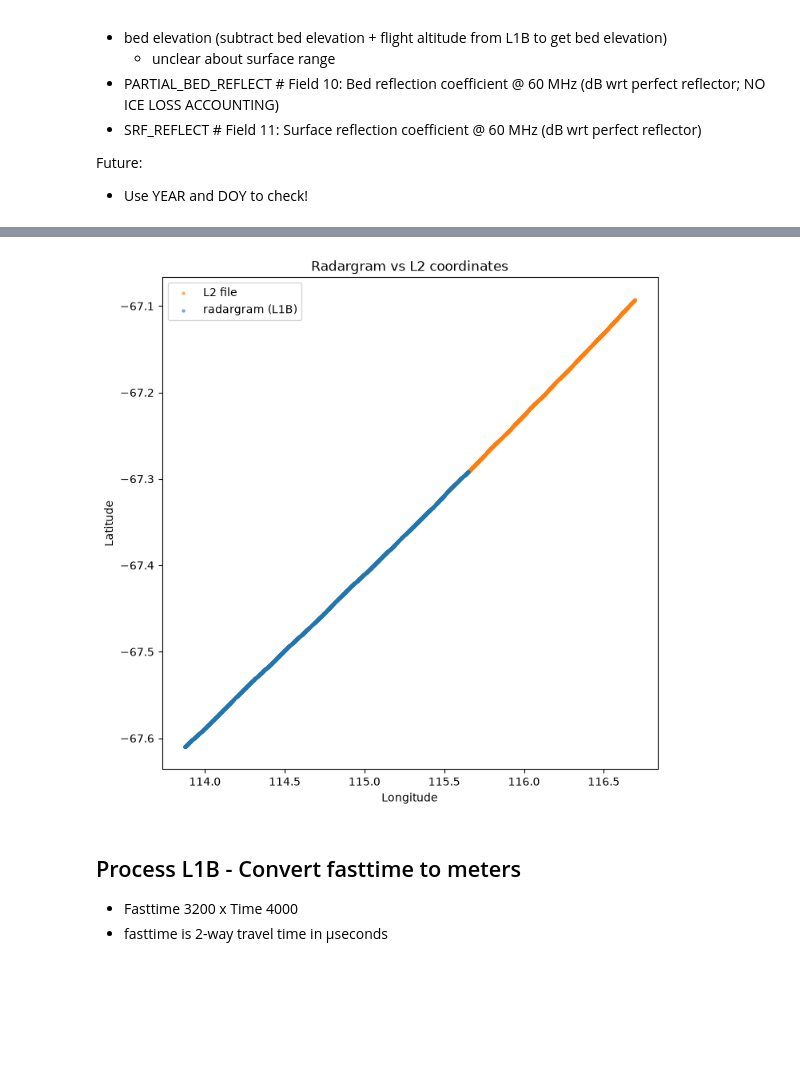
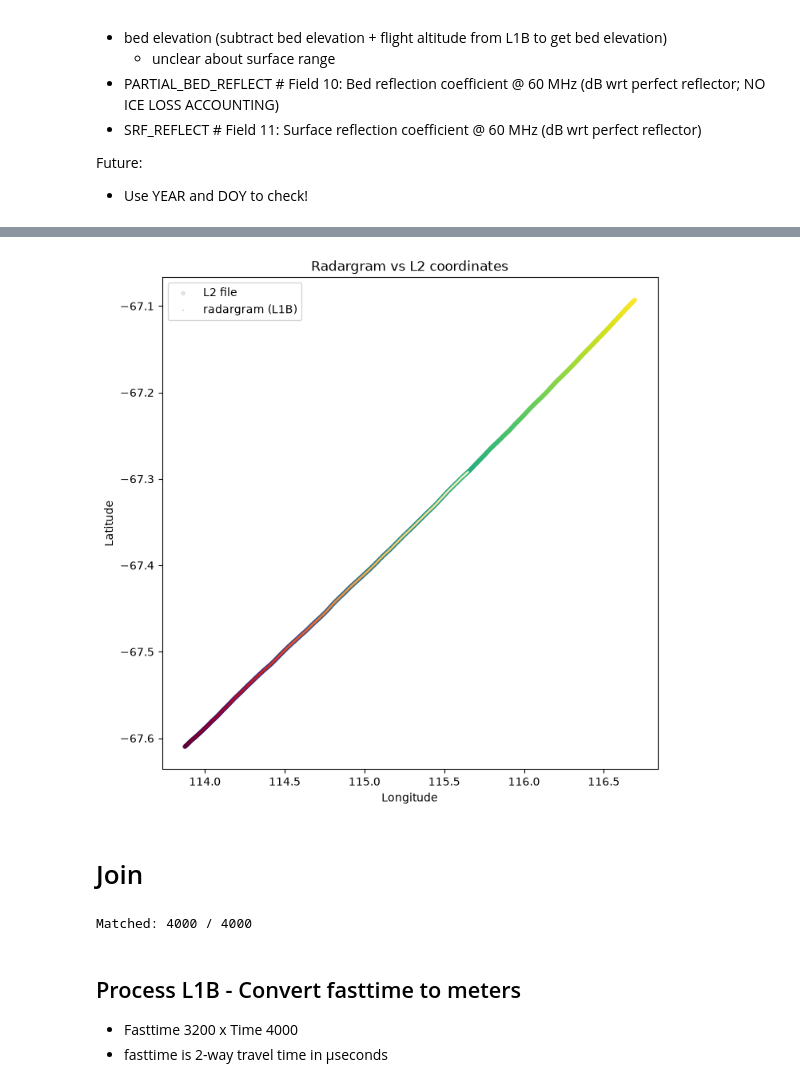
Before and after one commit to kimbente/RadarCLIP, a Jupyter notebook: preprocess_radargrams.ipynb, the cells around one changed output, grey strips where cells are left out. Saved outputs shown, nothing was run; the diff lists cells and outputs as text; code cells hidden in the pictures; blank space fills up the shorter version.

```diff
--- a/preprocess_radargrams.ipynb
+++ b/preprocess_radargrams.ipynb
@@ -245,21 +200,66 @@ print(len(matched))
 # %%
 import matplotlib.pyplot as plt
 
 fig, ax = plt.subplots(figsize=(8, 8))
 
 
 ax.scatter(l2_df["LON"].values, l2_df["LAT"].values,
-           s=5, alpha=0.5, label="L2 file", color="tab:orange")
+           s = 9, alpha = 0.1, label = "L2 file", c = l2_df.index, cmap = "viridis")
 ax.scatter(radargram_ds["lon"].values, radargram_ds["lat"].values,
-           s=5, alpha=0.5, label="radargram (L1B)", color="tab:blue")
+           s = 1, alpha = 0.1, label = "radargram (L1B)", c = np.arange(radargram_ds.time.size), cmap = "YlOrRd_r")
 
 ax.set_xlabel("Longitude")
 ax.set_ylabel("Latitude")
 ax.legend()
 ax.set_title("Radargram vs L2 coordinates")
 plt.show()
 # %% [output]
-[figure, old version]
+[figure, new version]
+# %% [markdown]
+# Join
+# %%
+from scipy.spatial import cKDTree
+
+# Use consistent dtype (float64) for both — don't force float32
+radar_lon = radargram_ds["lon"].values.astype(np.float64)
+radar_lat = radargram_ds["lat"].values.astype(np.float64)
+
+l2_lon = l2_df["LON"].values.astype(np.float64)
+l2_lat = l2_df["LAT"].values.astype(np.float64)
+
+radar_coords = np.column_stack([radar_lon, radar_lat])
+l2_coords = np.column_stack([l2_lon, l2_lat])
+
+# Build tree on l2_df (the side we're pulling matches from)
+tree = cKDTree(l2_coords)
+tol = 1e-5  # degrees; tune to your data's actual precision/spacing
+
+distances, indices = tree.query(radar_coords, distance_upper_bound=tol)
+
+# distances == inf / indices == len(l2_coords) means "no match found"
+has_match = distances < tol
+
+# indices is len(radargram_ds) long, aligned to radar order
+# invalid indices point out-of-bounds, so clip/mask them before indexing l2_df
+safe_indices = np.where(has_match, indices, 0)  # placeholder for unmatched rows
+
+matched_l2_subset = l2_df.iloc[safe_indices].reset_index(drop=True)
+
+# Null out rows that didn't actually match
+matched_l2_subset.loc[~has_match] = np.nan
+
+print(f"Matched: {has_match.sum()} / {len(radar_coords)}")
+
+# Select columns I want to transfer
+selected_cols = ["THK", "BED_ELEVATION", "SURFACE_ELEVATION", "PARTIAL_BED_REFLECT", "SRF_REFLECT"]
+
+for col in selected_cols:
+    # along time dim
+    radargram_ds[f"l2_{col}"] = ("time", matched_l2_subset[col].values)
+
+del tree
+# %% [output]
+Matched: 4000 / 4000
 # %% [markdown]
 ## Process L1B - Convert fasttime to meters
 
```
Also changed, not shown: parts of 27 cells of this notebook.
